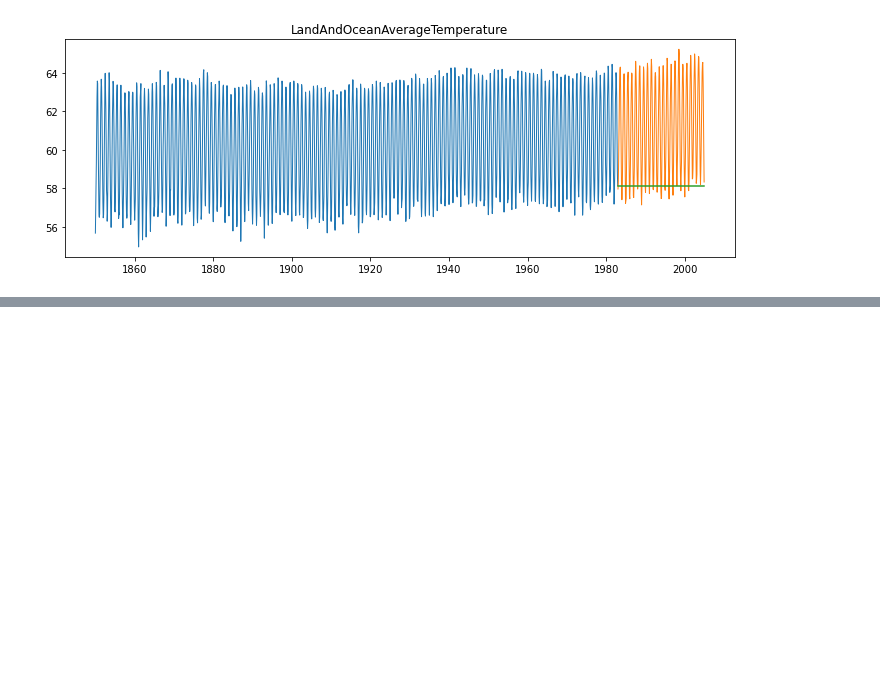
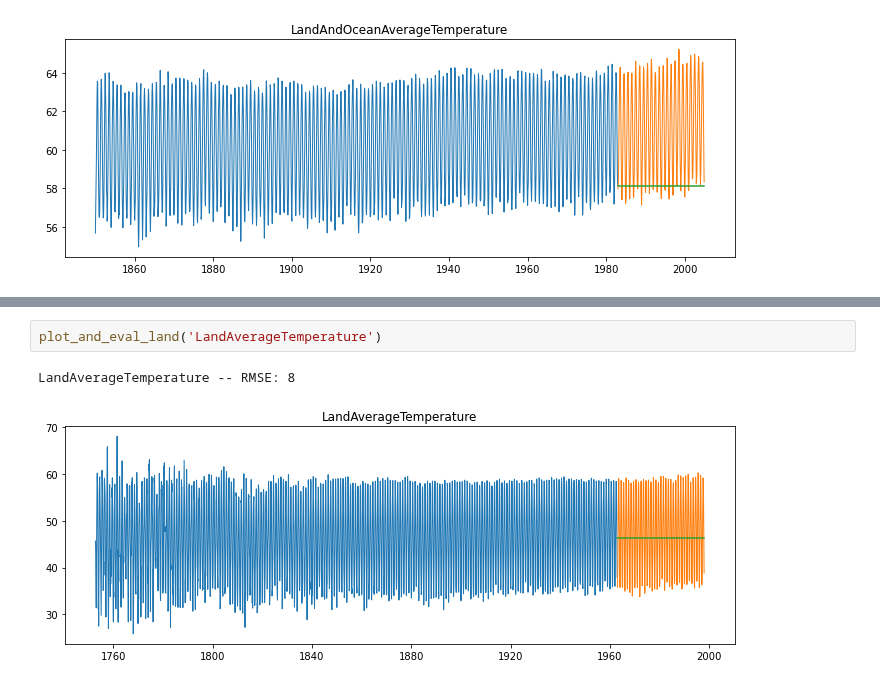
Before and after one commit to Johndsalas/earths_temperature_time_series, a Jupyter notebook: main_notebook.ipynb, the cells around one changed output, grey strips where cells are left out. Cells and saved outputs as stored; diff of their text form; blank space fills up the shorter version.

Commit message:
Added simple average predictions

```diff
--- a/main_notebook.ipynb
+++ b/main_notebook.ipynb
@@ -395,0 +411,5 @@ append_eval_df_ocean("Last Observed Value", 'LandAndOceanAverageTemperature')
+# %%
+plot_and_eval_land('LandAverageTemperature')
+# %% [output]
+LandAverageTemperature -- RMSE: 8
+[figure, added]
```
Also changed, not shown: parts of 9 cells of this notebook.
